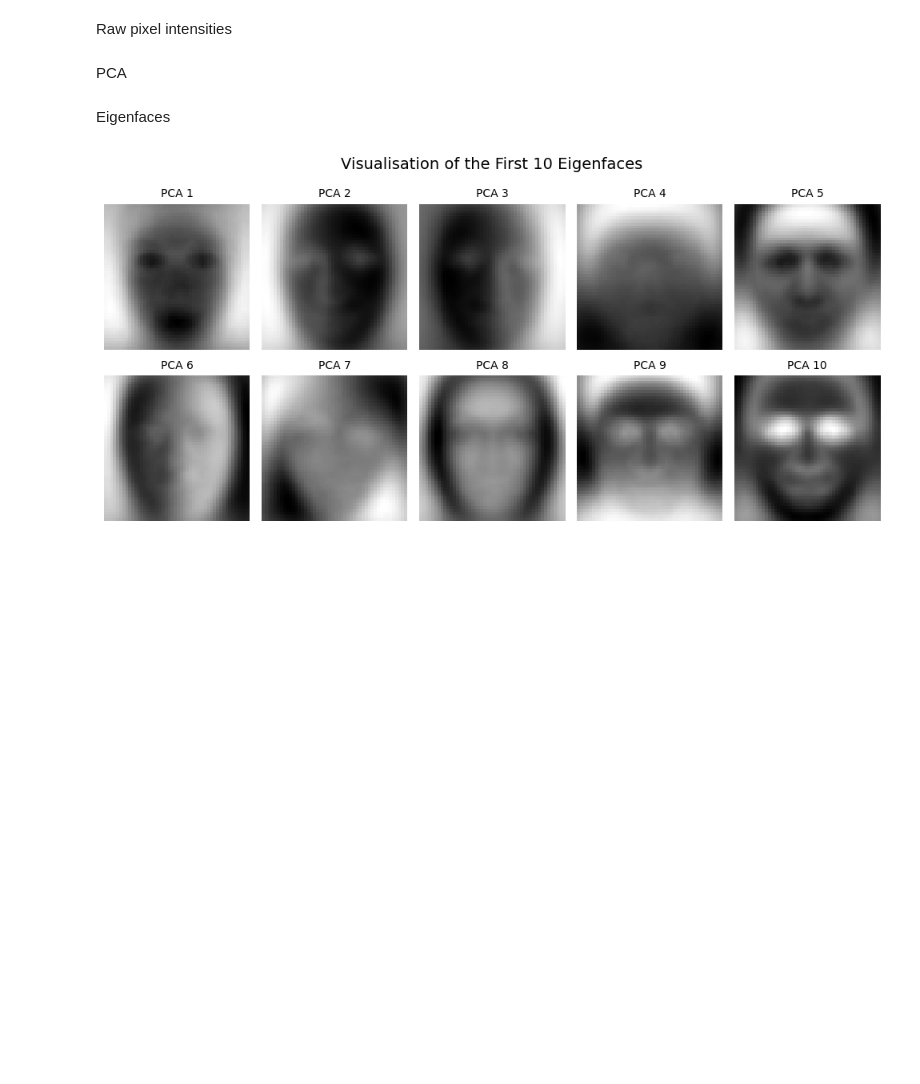
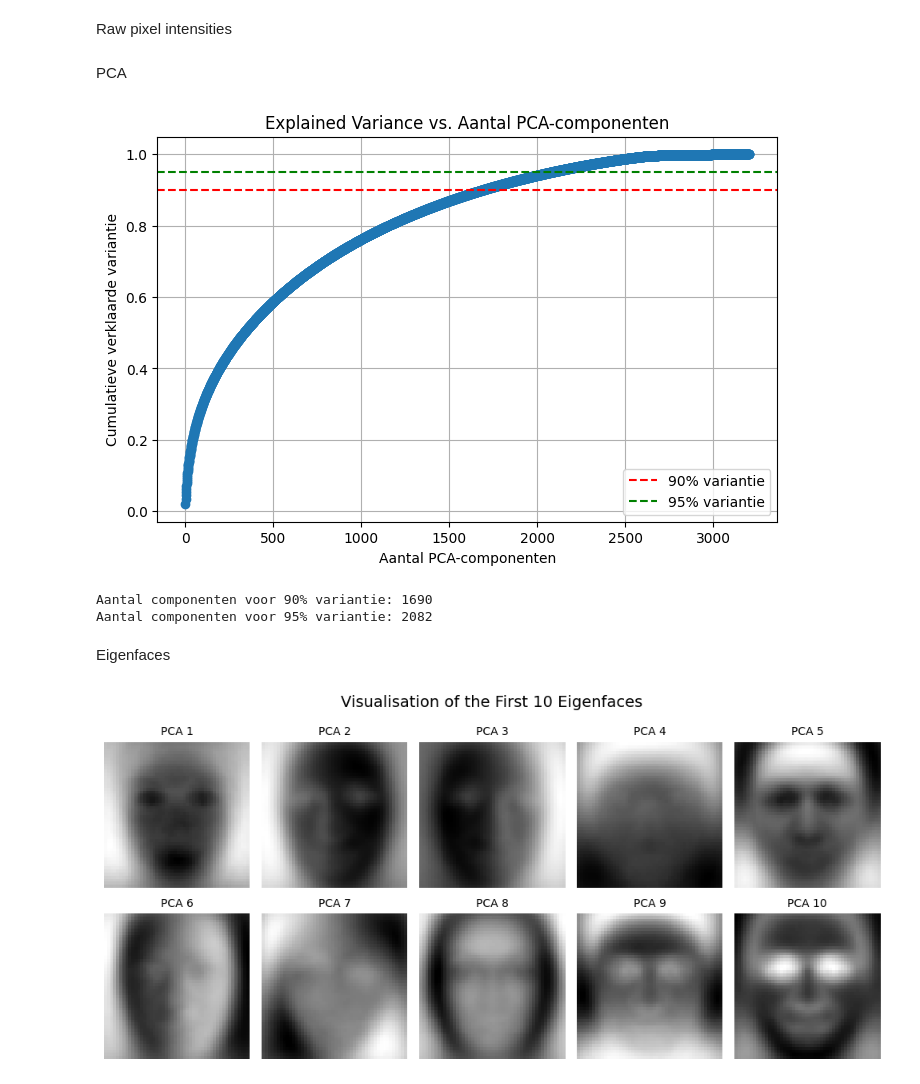
Before and after one commit to AartCodes/5ARE0---Emotion-Recognition, a Jupyter notebook: Assignment2.ipynb, the cells around one changed output. Cells and saved outputs as stored; diff of their text form; code cells hidden in the pictures; blank space fills up the shorter version.

```diff
--- a/Assignment2.ipynb
+++ b/Assignment2.ipynb
@@ -137,6 +137,32 @@ pca = PCA(n_components=100, whiten=True, random_state=42)
 X_train_pca = pca.fit_transform(X_train_scaled)
 X_val_pca = pca.transform(X_val_scaled)
 X_test_pca  = pca.transform(X_test_scaled)
+# %%
+pca_full = PCA().fit(X_train_scaled)
+
+cum_var_exp = np.cumsum(pca_full.explained_variance_ratio_)
+
+# Plot
+plt.figure(figsize=(8,5))
+plt.plot(cum_var_exp, marker='o', linestyle='-')
+plt.xlabel('Aantal PCA-componenten')
+plt.ylabel('Cumulatieve verklaarde variantie')
+plt.title('Explained Variance vs. Aantal PCA-componenten')
+plt.grid(True)
+plt.axhline(y=0.9, color='r', linestyle='--', label='90% variantie')
+plt.axhline(y=0.95, color='g', linestyle='--', label='95% variantie')
+plt.legend()
+plt.show()
+
+# Toon hoeveel componenten nodig zijn voor 90% en 95% variantie
+n_90 = np.argmax(cum_var_exp >= 0.90) + 1
+n_95 = np.argmax(cum_var_exp >= 0.95) + 1
+print(f"Aantal componenten voor 90% variantie: {n_90}")
+print(f"Aantal componenten voor 95% variantie: {n_95}")
+# %% [output]
+[figure, added]
+Aantal componenten voor 90% variantie: 1690
+Aantal componenten voor 95% variantie: 2082
 # %% [markdown]
 Eigenfaces
 # %%
```
Also changed, not shown: parts of 19 cells of this notebook, 2 other files.
